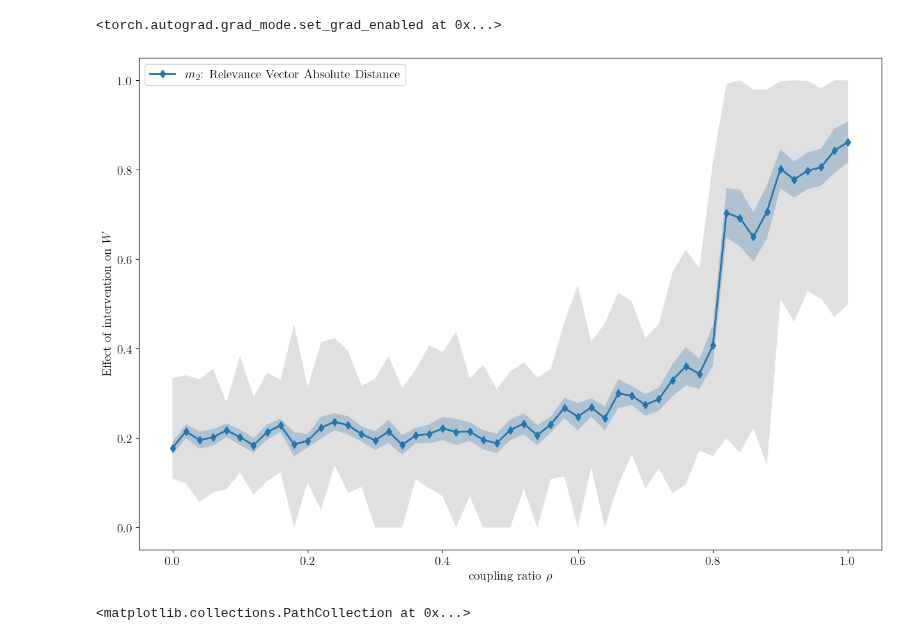
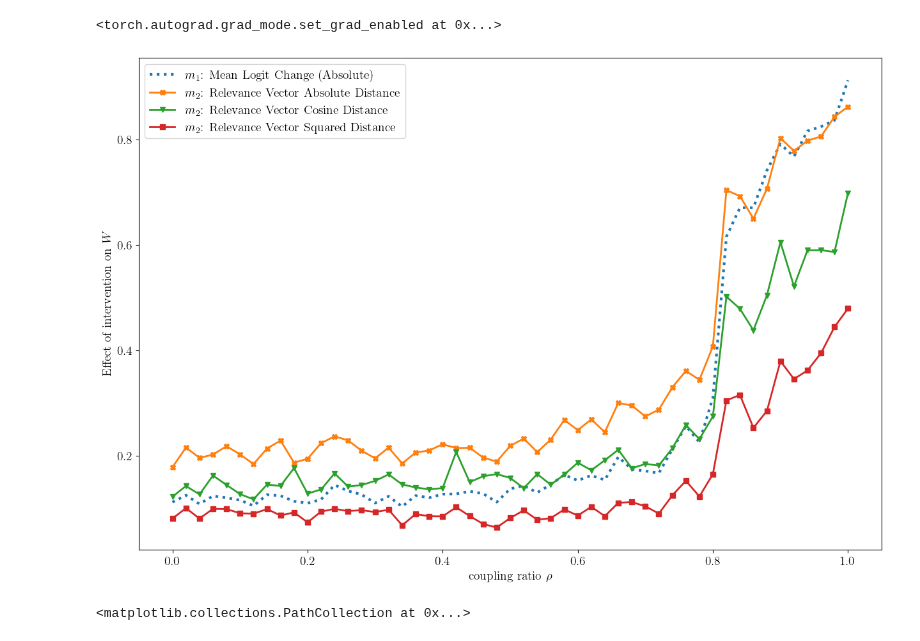
Before and after one commit to lillijo/xai-evaluation-master-thesis, a Jupyter notebook: experiments/compare_measures.ipynb, the cells around one changed output. Drawn from its saved outputs; the diff is of its cells as text; code cells hidden in the pictures.

Commit message:
try some more adaptations and norms of measures

```diff
--- a/experiments/compare_measures.ipynb
+++ b/experiments/compare_measures.ipynb
@@ -243,6 +246,8 @@ markerstyles = [
 ]
 
 regioncols = [0, 1, 1, 2, 2, 3, 3]
+
+refsetcols = [0, 4, 5, 2,3]
 
 
 def draw_measures(
@@ -291,8 +296,10 @@ def draw_measures(
         if "unweighted" in l:
             linestyle = "dashed"
             marker = markerstyles[en - 1]
-        if "weighted" in l or l == "rma":
+        if ("weighted" in l or l == "rma") and len(used_measures) < 8:
             col = colors[regioncols[en]]
+        if (l.startswith("m2_Rel") or l.startswith("m2_Act")) and len(used_measures) == 5:
+            col = colors[refsetcols[en]]
 
         # Normalizing or Scaling if needed
         normed = perseed_all[:, :, i]
@@ -300,17 +307,24 @@ def draw_measures(
             normed = normed / normed.max()
         if norm == "per_sample":
             normed = normed / max_values[i]
+        if norm == "mean":
+            normed = normed / normed.mean()
         vals = torch.abs(torch.mean(normed, dim=1))
         if norm == "total":
             vals = vals / vals.max()
+        if norm == "normalized":
+            vals = (vals - vals.min()) / (vals.max() - vals.min())
 
-        if l == "m1_mlc_euclid":
+        """ if l == "m1_mlc_euclid":
             vals = vals * math.sqrt(2)
         if l == "m2_mac_l2square":
-            vals = vals / perseed_all[:, :, i].max()
+            vals = vals / perseed_all[:, :, i].max() """
 
         if l.startswith("m2_Rel") or l.startswith("m2_Act"):
-            vals = vals  # / perseed_all[:, :, i].max()
+            vals = vals  # *2#/ perseed_all[:, :, i].mean()
+
+        """ if l.endswith("sum_diff") or l.endswith("max_diff"):
+            vals = vals  / 2 """
 
         plt.plot(
             BIASES,
@@ -368,44 +382,46 @@ draw_measures(
     perseed_all,
     [
         # "m1_phi",
-        # "m1_mlc_abs",
+        "m1_mlc_abs",
         # "m1_mlc_cosine",
         # "m1_mlc_euclid",
         # "m1_mlc_l2square",
-        "m2_rel_abs",
-        # "m2_rel_cosine",
+         "m2_rel_abs",
+         "m2_rel_cosine",
         # "m2_rel_euclid",
-        # "m2_rel_l2square",
+         "m2_rel_l2square",
         # "m2_mac_abs",
         # "m2_mac_euclid",
         # "m2_mac_cosine",
         # "m2_mac_l2square",
         # "m2_rma",
         # "m2_rma_unweighted",
         # "m2_pg_weighted",
         # "m2_pg_unweighted",
         # "m2_rra_weighted",
         # "m2_rra_unweighted",
-        # "m2_Rel_max_diff",
+        #"m2_Rel_max_diff",
         # "m2_Rel_max_m_rels",
         # "m2_Rel_max_stats",
         # "m2_Rel_max_stats_diff",
-        # "m2_Act_max_diff",
+        #"m2_Act_max_diff",
         # "m2_Act_max_m_rels",
         # "m2_Act_max_stats",
         # "m2_Act_max_stats_diff",
-        # "m2_Rel_sum_diff",
+        #"m2_Rel_sum_diff",
         # "m2_Rel_sum_m_rels",
         # "m2_Rel_sum_stats",
         # "m2_Rel_sum_stats_diff",
-        # "m2_Act_sum_diff",
+        #"m2_Act_sum_diff",
         # "m2_Act_sum_m_rels",
         # "m2_Act_sum_stats",
         # "m2_Act_sum_stats_diff",
     ],
+    scatter=False,
+    norm="no",
 )
 # %% [output]
-[figure, old version]
+[figure, new version]
 # %%
 # Maximum Sum of Attribution Maps over values of Rho
 # Note how variance depends on rho for pattern scenario
```
Also changed, not shown: parts of 14 cells of this notebook, 2 other files.
